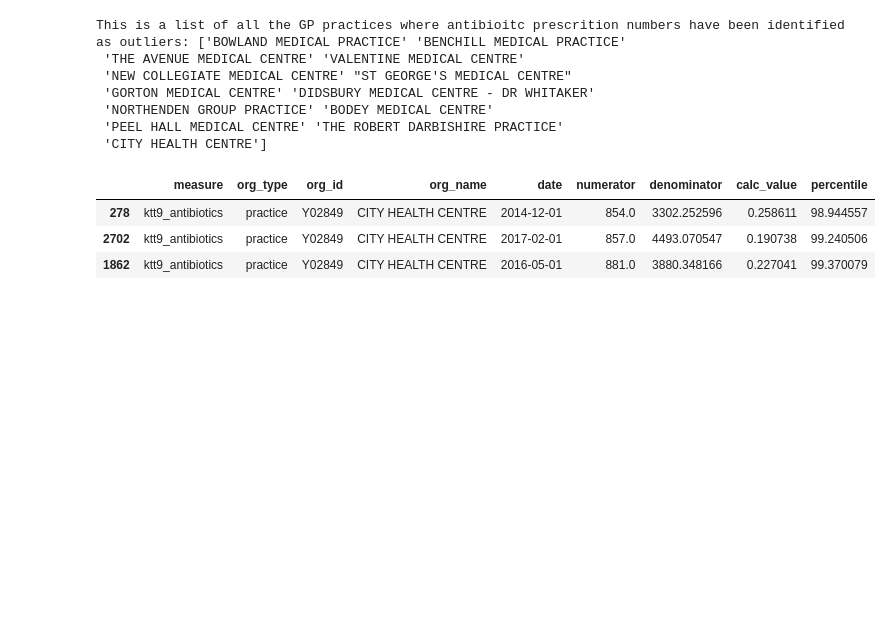
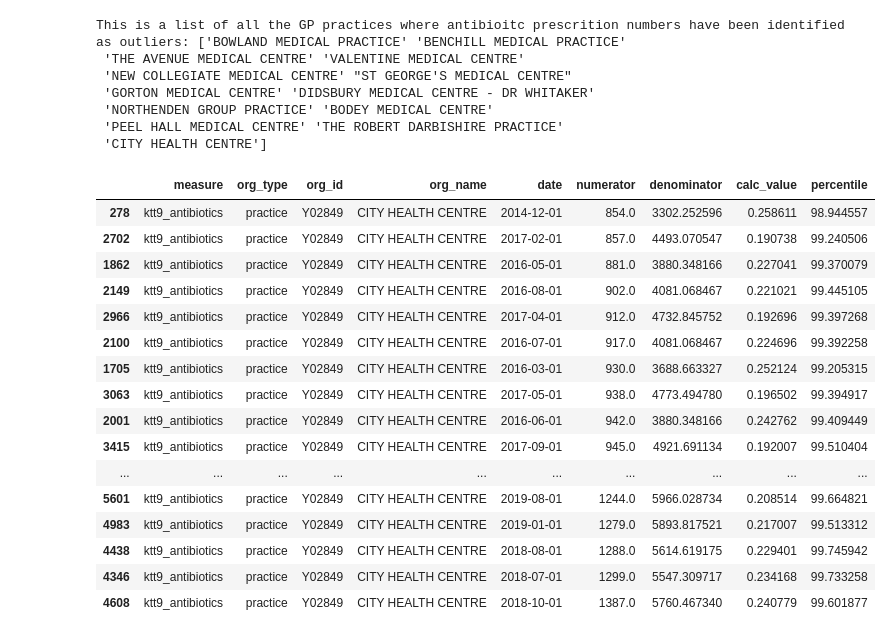
Before and after one commit to ecarnold24/Antibiotics, a Jupyter notebook: Merged_Antibiotics1.ipynb, the cells around one changed output. Cells and saved outputs as stored; diff of their text form; code cells hidden in the pictures; blank space fills up the shorter version.

```diff
--- a/Merged_Antibiotics1.ipynb
+++ b/Merged_Antibiotics1.ipynb
@@ -130,11 +125,25 @@ Datelist=Outliers.date.unique()
 # %%
-Outliers[Outliers['org_name'].str.match('CITY HEALTH CENTRE')].head(3)
+Outliers[Outliers['org_name'].str.match('CITY HEALTH CENTRE')]
+#identify all outliers from the GP practice 'CITY HEALTH CENTRE'
 #Add line to Sam's graph of outlier range (same for all datasets)
 # %% [output]
 |  | measure | org_type | org_id | org_name | date | numerator | denominator | calc_value | percentile |
 | 278 | ktt9_antibiotics | practice | Y02849 | CITY HEALTH CENTRE | 2014-12-01 | 854.0 | 3302.252596 | 0.258611 | 98.944557 |
 | 2702 | ktt9_antibiotics | practice | Y02849 | CITY HEALTH CENTRE | 2017-02-01 | 857.0 | 4493.070547 | 0.190738 | 99.240506 |
 | 1862 | ktt9_antibiotics | practice | Y02849 | CITY HEALTH CENTRE | 2016-05-01 | 881.0 | 3880.348166 | 0.227041 | 99.370079 |
+| 2149 | ktt9_antibiotics | practice | Y02849 | CITY HEALTH CENTRE | 2016-08-01 | 902.0 | 4081.068467 | 0.221021 | 99.445105 |
+| 2966 | ktt9_antibiotics | practice | Y02849 | CITY HEALTH CENTRE | 2017-04-01 | 912.0 | 4732.845752 | 0.192696 | 99.397268 |
+| 2100 | ktt9_antibiotics | practice | Y02849 | CITY HEALTH CENTRE | 2016-07-01 | 917.0 | 4081.068467 | 0.224696 | 99.392258 |
+| 1705 | ktt9_antibiotics | practice | Y02849 | CITY HEALTH CENTRE | 2016-03-01 | 930.0 | 3688.663327 | 0.252124 | 99.205315 |
+| 3063 | ktt9_antibiotics | practice | Y02849 | CITY HEALTH CENTRE | 2017-05-01 | 938.0 | 4773.494780 | 0.196502 | 99.394917 |
+| 2001 | ktt9_antibiotics | practice | Y02849 | CITY HEALTH CENTRE | 2016-06-01 | 942.0 | 3880.348166 | 0.242762 | 99.409449 |
+| 3415 | ktt9_antibiotics | practice | Y02849 | CITY HEALTH CENTRE | 2017-09-01 | 945.0 | 4921.691134 | 0.192007 | 99.510404 |
+| ... | ... | ... | ... | ... | ... | ... | ... | ... | ... |
+| 5601 | ktt9_antibiotics | practice | Y02849 | CITY HEALTH CENTRE | 2019-08-01 | 1244.0 | 5966.028734 | 0.208514 | 99.664821 |
+| 4983 | ktt9_antibiotics | practice | Y02849 | CITY HEALTH CENTRE | 2019-01-01 | 1279.0 | 5893.817521 | 0.217007 | 99.513312 |
+| 4438 | ktt9_antibiotics | practice | Y02849 | CITY HEALTH CENTRE | 2018-08-01 | 1288.0 | 5614.619175 | 0.229401 | 99.745942 |
+| 4346 | ktt9_antibiotics | practice | Y02849 | CITY HEALTH CENTRE | 2018-07-01 | 1299.0 | 5547.309717 | 0.234168 | 99.733258 |
+| 4608 | ktt9_antibiotics | practice | Y02849 | CITY HEALTH CENTRE | 2018-10-01 | 1387.0 | 5760.467340 | 0.240779 | 99.601877 |
 # %%
 ##Import matplotlib for making graphs,
 ##import pandas for reading in dataframe
```
Also changed, not shown: parts of 3 cells of this notebook.
